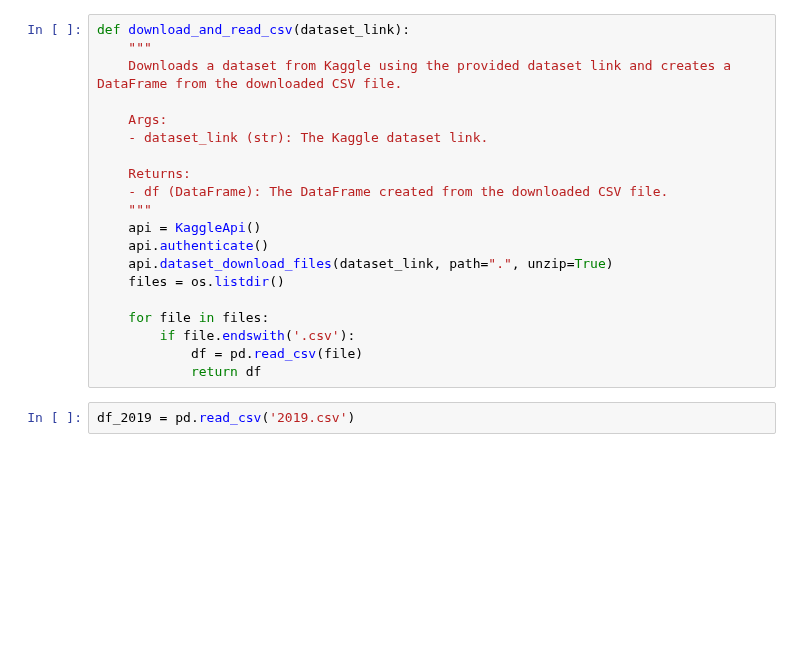
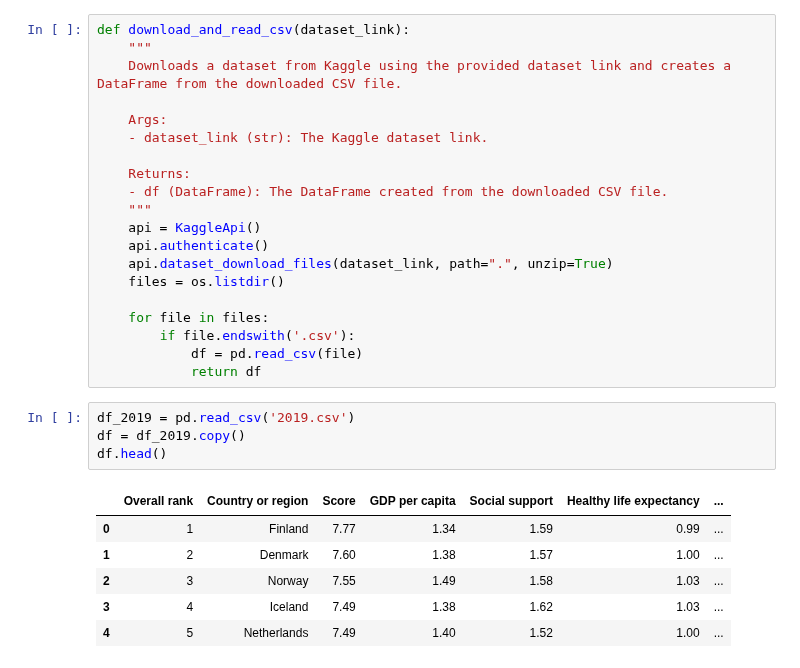
Before and after one commit to kvlrdhrs/DI-Bootcamp, a Jupyter notebook: Week5/Day1/Daily Challenge/report.ipynb, the cells around one changed output. Drawn from its saved outputs; the diff is of its cells as text; blank space fills up the shorter version.

```diff
--- a/Week5/Day1/Daily Challenge/report.ipynb
+++ b/Week5/Day1/Daily Challenge/report.ipynb
@@ -31,3 +31,12 @@ def download_and_read_csv(dataset_link):
             return df
 # %%
 df_2019 = pd.read_csv('2019.csv')
+df = df_2019.copy()
+df.head()
+# %% [output]
+|  | Overall rank | Country or region | Score | GDP per capita | Social support | Healthy life expectancy | ... |
+| 0 | 1 | Finland | 7.77 | 1.34 | 1.59 | 0.99 | ... |
+| 1 | 2 | Denmark | 7.60 | 1.38 | 1.57 | 1.00 | ... |
+| 2 | 3 | Norway | 7.55 | 1.49 | 1.58 | 1.03 | ... |
+| 3 | 4 | Iceland | 7.49 | 1.38 | 1.62 | 1.03 | ... |
+| 4 | 5 | Netherlands | 7.49 | 1.40 | 1.52 | 1.00 | ... |
```
Also changed, not shown: parts of 8 cells of this notebook.
